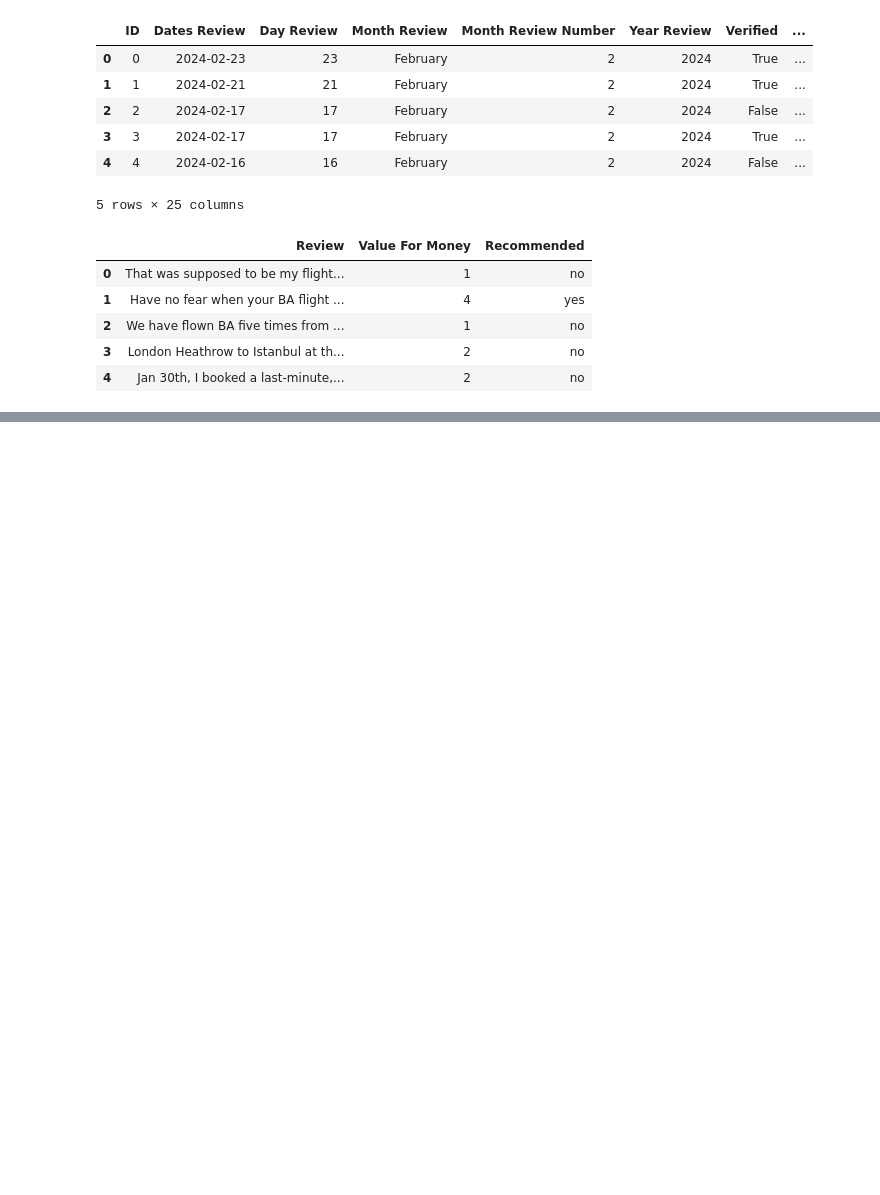
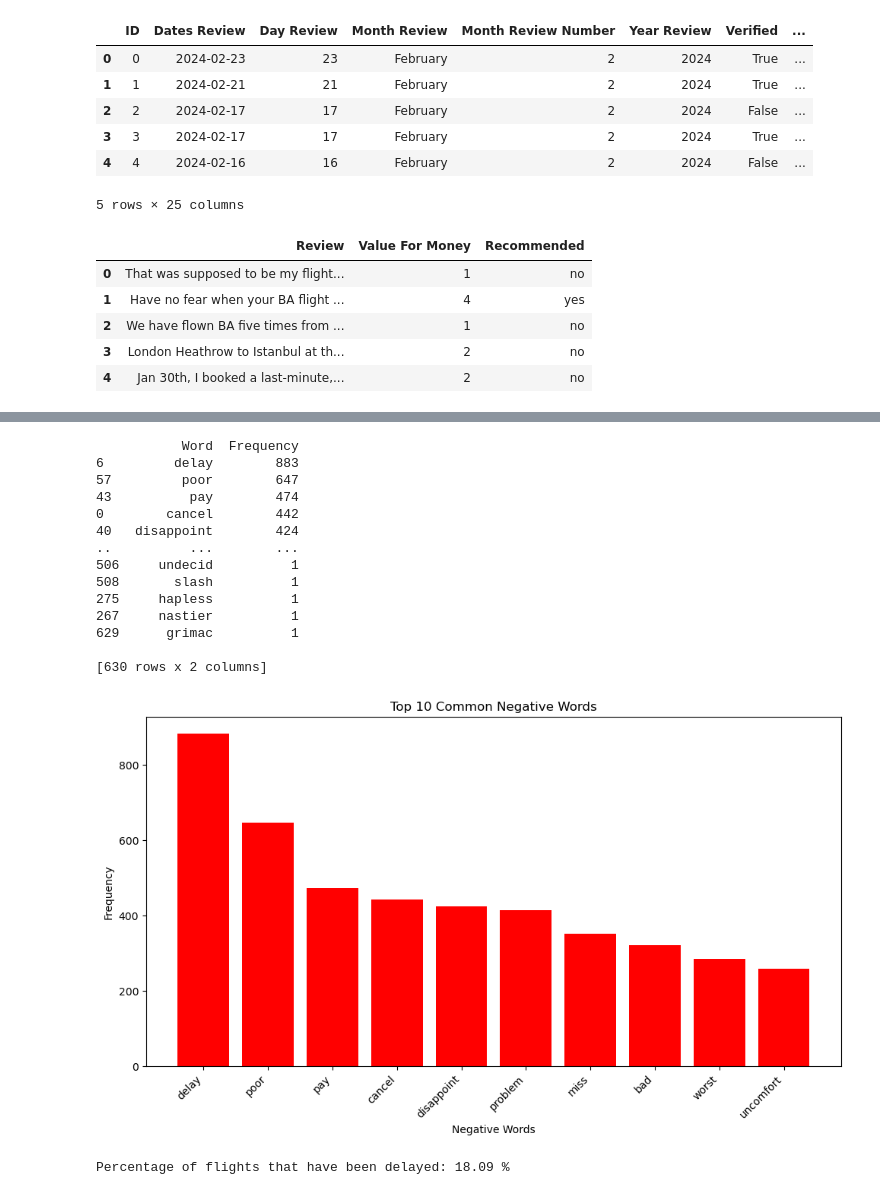
Before and after one commit to MarkPhamm/British-Airway, a Jupyter notebook: Sentiment_Analysis.ipynb, the cells around one changed output, grey strips where cells are left out. Drawn from its saved outputs; the diff is of its cells as text; code cells hidden in the pictures; blank space fills up the shorter version.

```diff
--- a/Sentiment_Analysis.ipynb
+++ b/Sentiment_Analysis.ipynb
@@ -38,0 +104,77 @@ df.head()
+# %%
+stemmer = PorterStemmer()
+
+# Example dictionary of similar words
+word_groups = {
+    'delayed': 'delay',
+    'cancelled': 'cancel'
+    # Add more groups as needed
+}
+
+# Dictionary to store word frequencies
+word_freq = {}
+
+# Update word frequencies based on groups and stemming
+for word in negative_words:
+    # Stem the word using Porter Stemmer
+    stemmed_word = stemmer.stem(word)
+
+    # Check if the stemmed word is in the word groups
+    for group_word, group_root in word_groups.items():
+        if group_word in stemmed_word:
+            stemmed_word = group_root
+            break
+
+    # Update word frequency dictionary
+    word_freq[stemmed_word] = word_freq.get(stemmed_word, 0) + 1
+
+# Create a DataFrame from the word frequency dictionary
+word_freq_df = pd.DataFrame(list(word_freq.items()), columns=['Word', 'Frequency'])
+
+# Sort the DataFrame by frequency
+word_freq_df = word_freq_df.sort_values(by='Frequency', ascending=False)
+
+# Print the list of common negative words and their occurrences
+print(word_freq_df)
+
+# Plot the occurrences using a bar chart
+plt.figure(figsize=(10, 6))
+plt.bar(word_freq_df['Word'][:10], word_freq_df['Frequency'][:10], color='red')
+plt.xlabel('Negative Words')
+plt.ylabel('Frequency')
+plt.title('Top 10 Common Negative Words')
+plt.xticks(rotation=45, ha='right')
+plt.tight_layout()
+plt.show()
+# %% [output]
+           Word  Frequency
+6         delay        883
+57         poor        647
+43          pay        474
+0        cancel        442
+40   disappoint        424
+..          ...        ...
+506     undecid          1
+508       slash          1
+275     hapless          1
+267     nastier          1
+629      grimac          1
+
+[630 rows x 2 columns]
+[figure, added]
+# %%
+# Function to check if the review contains the word "delay" or "delayed"
+def check_delay(review):
+    if 'delay' in review.lower() or 'delayed' in review.lower():
+        return 1
+    else:
+        return 0
+
+# Apply the function to create the 'Delay' column
+df['Delay'] = df['Review'].apply(check_delay)
+# Calculate the percentage of flights that have been delayed and round to two decimal places
+percentage_delayed = round((df['Delay'].mean()) * 100, 2)
+
+print("Percentage of flights that have been delayed:", percentage_delayed, "%")
+# %% [output]
+Percentage of flights that have been delayed: 18.09 %
```
Also changed, not shown: parts of 3 cells of this notebook.
